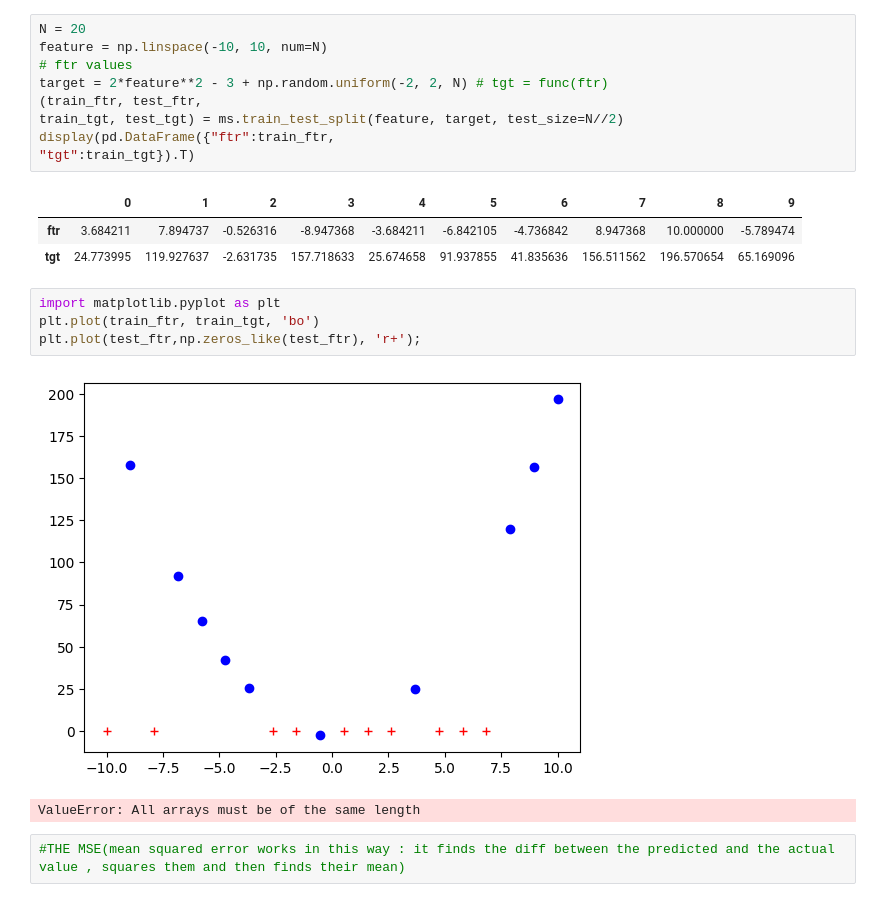
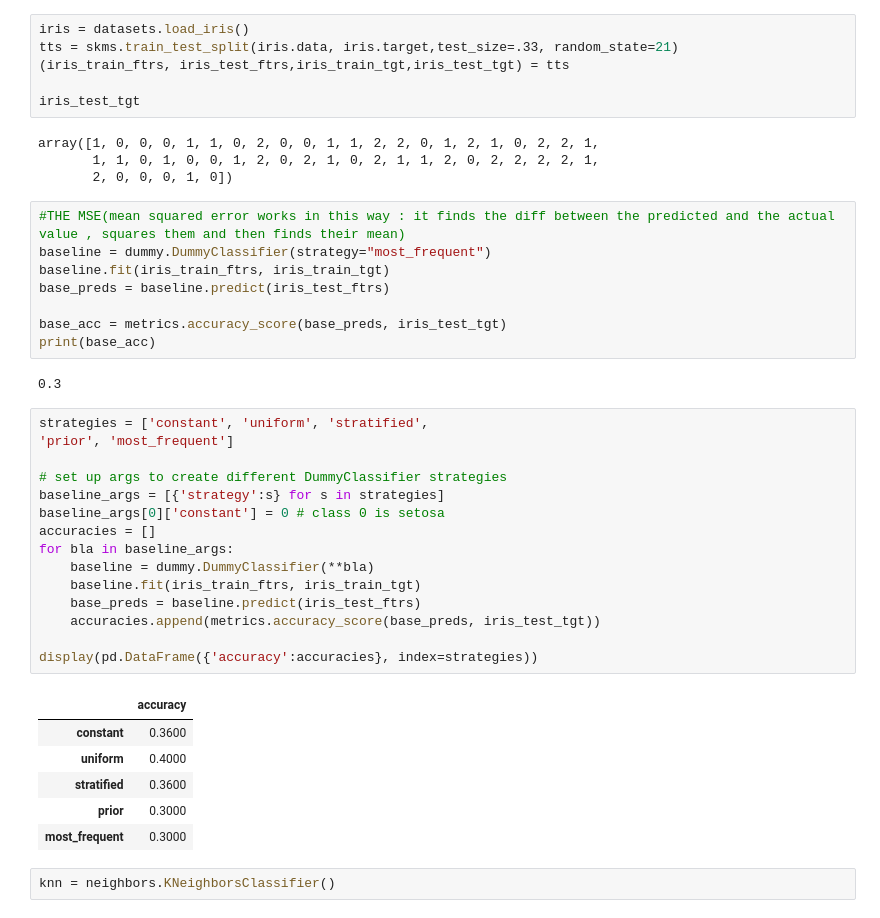
Before and after one commit to keringKirwa/4.1_Machine_Learning, a Jupyter notebook: Prof_KBS/model_evaluation.ipynb, the cells around one changed output. Drawn from its saved outputs; the diff is of its cells as text.

```diff
--- a/Prof_KBS/model_evaluation.ipynb
+++ b/Prof_KBS/model_evaluation.ipynb
@@ -21,24 +11,44 @@ linreg : 55.03
-# %%
-N = 20
-feature = np.linspace(-10, 10, num=N)
-# ftr values
-target = 2*feature**2 - 3 + np.random.uniform(-2, 2, N) # tgt = func(ftr)
-(train_ftr, test_ftr,
-train_tgt, test_tgt) = ms.train_test_split(feature, target, test_size=N//2)
-display(pd.DataFrame({"ftr":train_ftr,
-"tgt":train_tgt}).T)
-# %% [output]
-|  | 0 | 1 | 2 | 3 | 4 | 5 | 6 | 7 | 8 | 9 |
-| ftr | 3.684211 | 7.894737 | -0.526316 | -8.947368 | -3.684211 | -6.842105 | -4.736842 | 8.947368 | 10.000000 | -5.789474 |
-| tgt | 24.773995 | 119.927637 | -2.631735 | 157.718633 | 25.674658 | 91.937855 | 41.835636 | 156.511562 | 196.570654 | 65.169096 |
-# %%
-import matplotlib.pyplot as plt
-plt.plot(train_ftr, train_tgt, 'bo')
-plt.plot(test_ftr,np.zeros_like(test_ftr), 'r+');
-# %% [output]
-[figure, removed]
 # %%
+iris = datasets.load_iris()
+tts = skms.train_test_split(iris.data, iris.target,test_size=.33, random_state=21)
+(iris_train_ftrs, iris_test_ftrs,iris_train_tgt,iris_test_tgt) = tts
+
+iris_test_tgt
 # %% [output]
-ValueError: All arrays must be of the same length
+array([1, 0, 0, 0, 1, 1, 0, 2, 0, 0, 1, 1, 2, 2, 0, 1, 2, 1, 0, 2, 2, 1,
+       1, 1, 0, 1, 0, 0, 1, 2, 0, 2, 1, 0, 2, 1, 1, 2, 0, 2, 2, 2, 2, 1,
+       2, 0, 0, 0, 1, 0])
 # %%
 #THE MSE(mean squared error works in this way : it finds the diff between the predicted and the actual value , squares them and then finds their mean)
+baseline = dummy.DummyClassifier(strategy="most_frequent")
+baseline.fit(iris_train_ftrs, iris_train_tgt)
+base_preds = baseline.predict(iris_test_ftrs)
+
+base_acc = metrics.accuracy_score(base_preds, iris_test_tgt)
+print(base_acc)
+# %% [output]
+0.3
+# %%
+strategies = ['constant', 'uniform', 'stratified',
+'prior', 'most_frequent']
+
+# set up args to create different DummyClassifier strategies
+baseline_args = [{'strategy':s} for s in strategies]
+baseline_args[0]['constant'] = 0 # class 0 is setosa
+accuracies = []
+for bla in baseline_args:
+    baseline = dummy.DummyClassifier(**bla)
+    baseline.fit(iris_train_ftrs, iris_train_tgt)
+    base_preds = baseline.predict(iris_test_ftrs)
+    accuracies.append(metrics.accuracy_score(base_preds, iris_test_tgt))
+
+display(pd.DataFrame({'accuracy':accuracies}, index=strategies))
+# %% [output]
+|  | accuracy |
+| constant | 0.3600 |
+| uniform | 0.4000 |
+| stratified | 0.3600 |
+| prior | 0.3000 |
+| most_frequent | 0.3000 |
+# %%
+knn = neighbors.KNeighborsClassifier()
```
Also changed, not shown: parts of 3 cells of this notebook, 7 other files.
